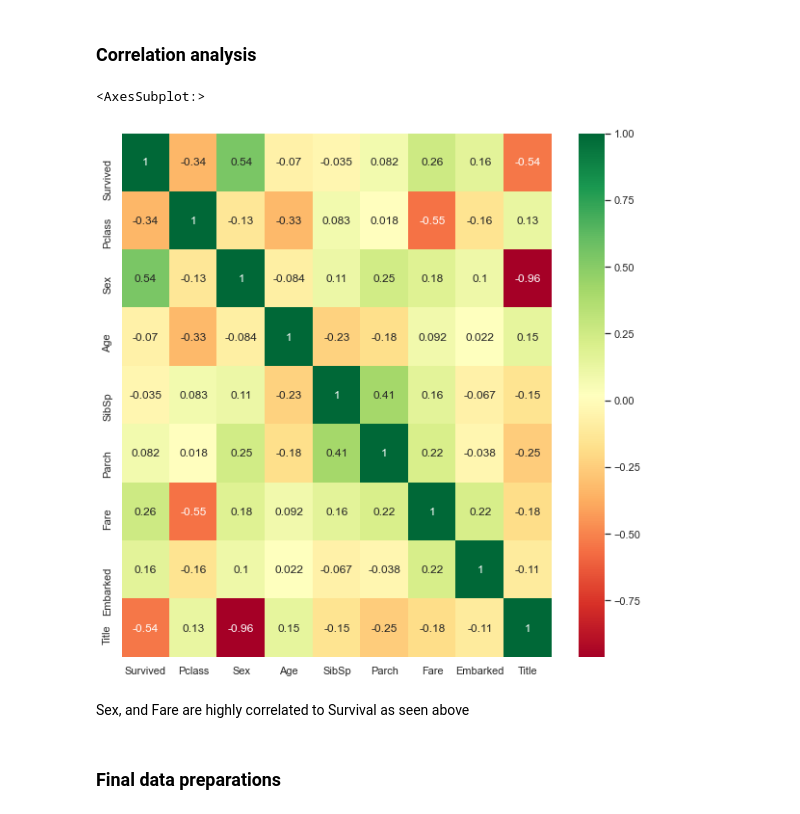
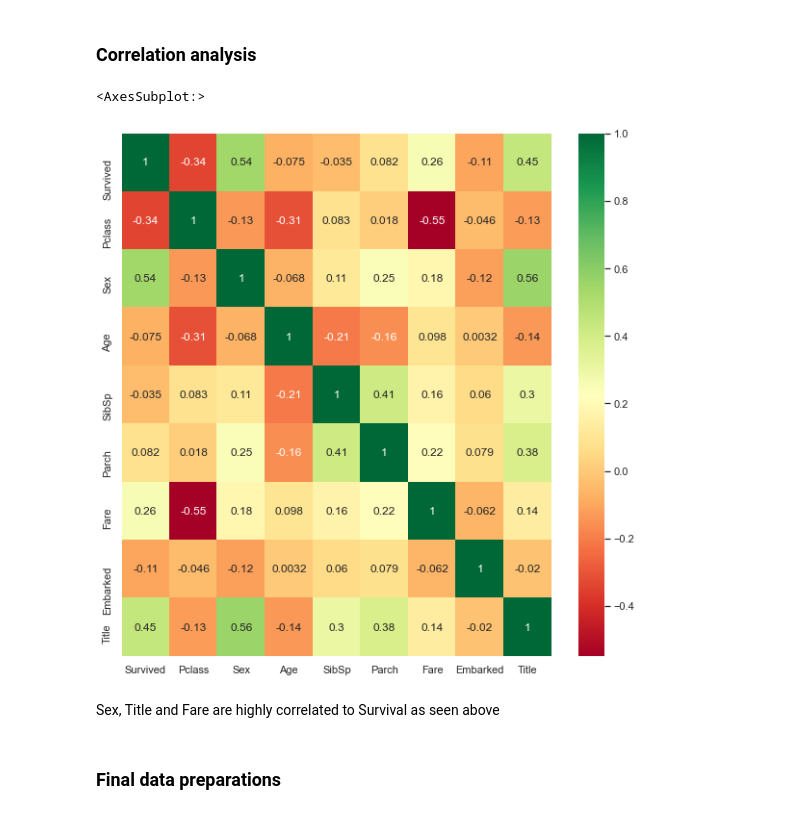
Before and after one commit to kirilvasilev16/KaggleCompetitions, a Jupyter notebook: Titanic/Titanic.ipynb, the cells around one changed output. Saved outputs shown, nothing was run; the diff lists cells and outputs as text; code cells hidden in the pictures.

```diff
--- a/Titanic/Titanic.ipynb
+++ b/Titanic/Titanic.ipynb
@@ -36,8 +36,8 @@ test_csv = "test.csv"
 # %% [markdown]
 ## Load data
 # %%
-train_data = pd.read_csv(train_csv)
-test_data = pd.read_csv(test_csv)
+train_data = pd.read_csv(train_csv, index_col=['PassengerId'])
+test_data = pd.read_csv(test_csv, index_col=['PassengerId'])
 combined_data = [train_data, test_data]
 # %% [markdown]
 ## Data Exploration
@@ -285,4 +290,4 @@ Attempt to replace missing values for Age, Embarked and Fare using median
 # %%
-age_median = train_data["Age"].mean()
-train_data["Age"].fillna(age_median, inplace = True)
-test_data["Age"].fillna(age_median, inplace = True)
+embarked_mode = str(train_data["Embarked"].mode()[0])
+train_data["Embarked"].fillna(embarked_mode, inplace = True)
+test_data["Embarked"].fillna(embarked_mode, inplace = True)
@@ -299,7 +300,7 @@ Encode categorical features
 # %%
 mapping = dict()
 
-for i in [4, 11, 12]:
+for i in [3, 10, 11]:
     col_name = train_data.columns[i]
     mapping[col_name] = dict()
     classes = list(set(train_data.iloc[:, i]))
@@ -359,12 +326,12 @@ test_data_mapped
 ### Correlation analysis
 # %%
 sns.set(rc = {'figure.figsize':(10,10)})
-sns.heatmap(train_data_mapped.corr(), annot=True, cbar=True, cmap="RdYlGn")
+sns.heatmap(train_data.corr(), annot=True, cbar=True, cmap="RdYlGn")
 # %% [output]
 <AxesSubplot:>
-[figure, old version]
+[figure, new version]
 # %% [markdown]
-Sex, and Fare are highly correlated to Survival as seen above
+Sex, Title and Fare are highly correlated to Survival as seen above
 # %% [markdown]
 ### Final data preparations
 # %%
```
Also changed, not shown: parts of 26 cells of this notebook.
